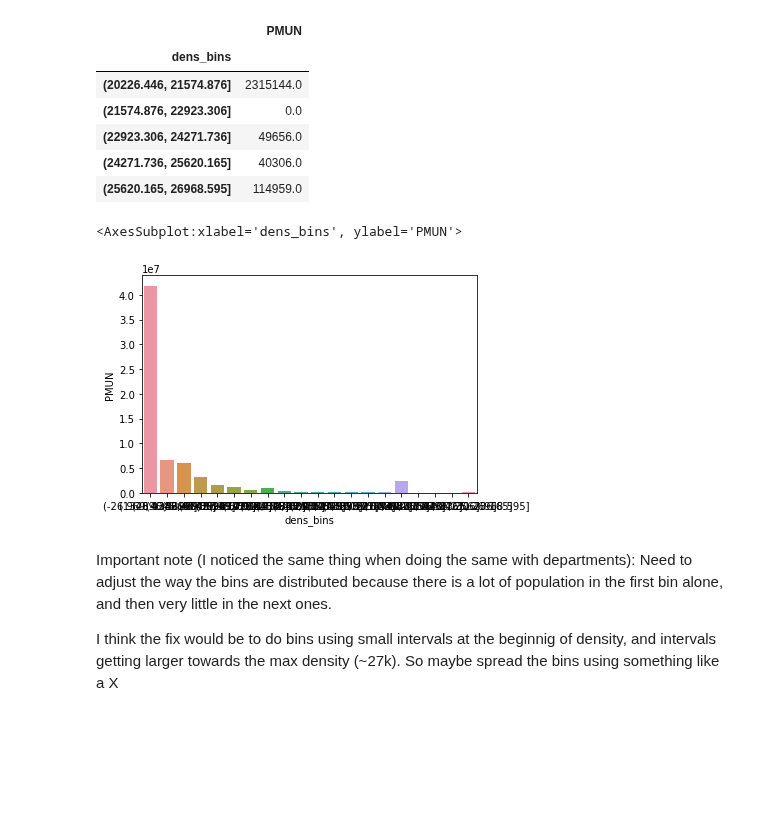
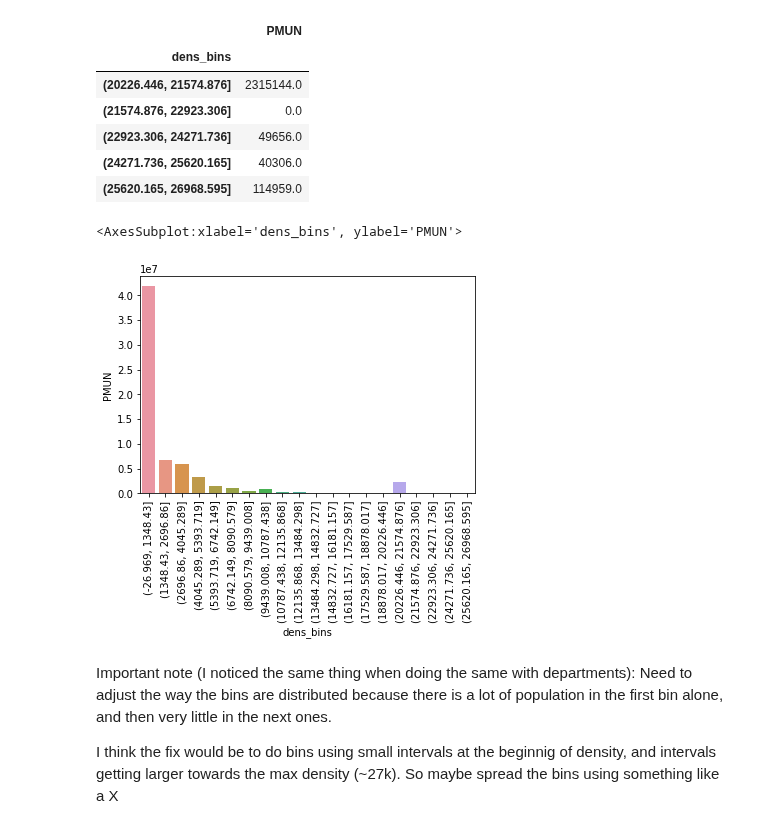
Before and after one commit to Toff-CxDaurade/French-Population, a Jupyter notebook: data_population-density.ipynb, the cells around one changed output. Saved outputs shown, nothing was run; the diff lists cells and outputs as text; code cells hidden in the pictures; blank space fills up the shorter version.

```diff
--- a/data_population-density.ipynb
+++ b/data_population-density.ipynb
@@ -278,10 +278,11 @@ df_grouped.tail()
 | (25620.165, 26968.595] | 114959.0 |
 # %%
 # Do a bar chart with the above data (one bar per bin, height of the bar being population in that bin)
+plt.xticks(rotation=90)
 sns.barplot(data=df_grouped, x=df_grouped.index, y='PMUN')
 # %% [output]
 <AxesSubplot:xlabel='dens_bins', ylabel='PMUN'>
-[figure, old version]
+[figure, new version]
 # %% [markdown]
 Important note (I noticed the same thing when doing the same with departments): Need to adjust the way the bins are distributed because there is a lot of population in the first bin alone, and then very little in the next ones.
 
```
Also changed, not shown: parts of 2 cells of this notebook.
